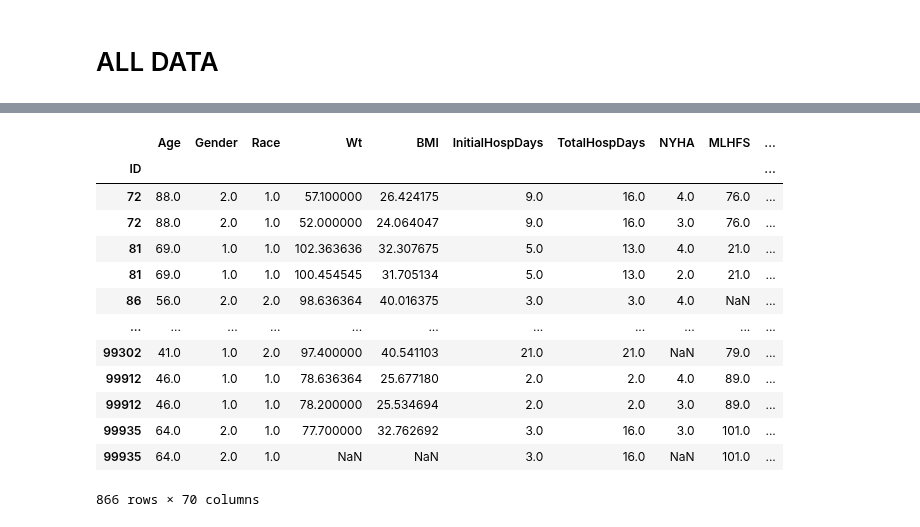
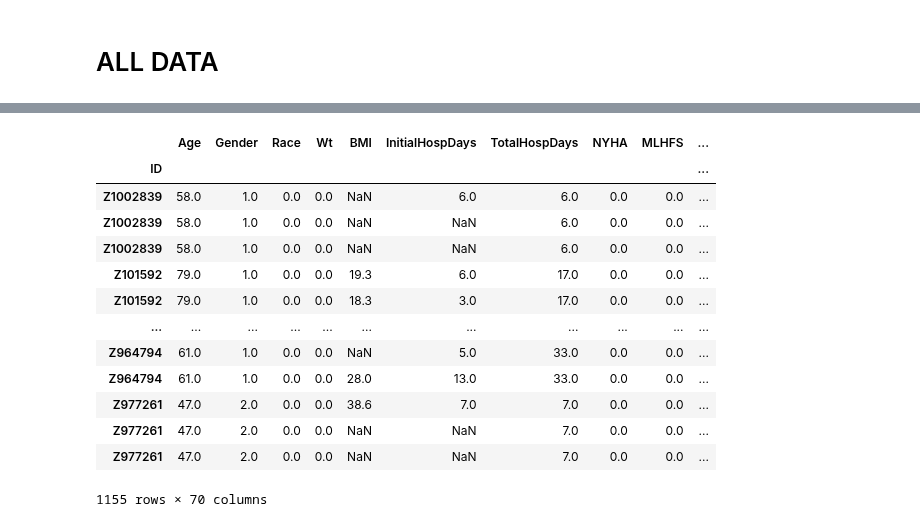
Before and after one commit to jozieLamp/CARNA, a Jupyter notebook: Group Cluster Create Score Labels.ipynb, the cells around one changed output, grey strips where cells are left out. Saved outputs shown, nothing was run; the diff lists cells and outputs as text; code cells hidden in the pictures.

```diff
--- a/Group Cluster Create Score Labels.ipynb
+++ b/Group Cluster Create Score Labels.ipynb
@@ -55,5 +71,6 @@ allDataModelName = 'Cluster_AC_AllData'
 # %%
 hemoOrig = escapeHemo.append(cardShockHemo)
+hemoOrig = hemoOrig.append(serialHemo)
 hemoOrig.index.name = 'ID'
 hemoOrig
 # %% [output]
@@ -74,4 +90,0 @@ hemoOrig
-# %%
-hemoLabels = escapeLabels.append(cardShockHemoLabels)
-hemoLabels.index.name = 'ID'
-hemoLabels
@@ -113,5 +151,0 @@ allDataOrig
-# %%
-allDataLabels = escapeLabels.append(guideLabels)
-allDataLabels = allDataLabels.append(cardShockLabels)
-allDataLabels.index.name = 'ID'
-allDataLabels
@@ -132,0 +152,32 @@ allDataLabels
+# %%
+lst = []
+
+for idx in allDataOrig.index:
+
+    if idx in escapeLabels.index:
+        row = escapeLabels.loc[idx].tolist()
+        row.insert(0, idx)
+        lst.append(row)
+    elif idx in cardShockLabels.index:
+        row = cardShockLabels.loc[idx].tolist()
+        row.insert(0, idx)
+        lst.append(row)
+    elif idx in serialLabels.index:
+        row = serialLabels.loc[idx].tolist()
+        row.insert(0, idx)
+        lst.append(row)
+    elif idx in hfactionLabels.index:
+        row = hfactionLabels.loc[idx].tolist()
+        row.insert(0, idx)
+        lst.append(row)
+    elif idx in bestLabels.index:
+        row = bestLabels.loc[idx].tolist()
+        row.insert(0, idx)
+        lst.append(row)
+    else: #guide
+        row = guideLabels.loc[idx].tolist()
+        row.insert(0, idx)
+        lst.append(row)
+
+allDataLabels = pd.DataFrame(lst, columns=['ID','Death', 'Rehosp', 'Readmission']).set_index('ID', drop=True)
+allDataLabels
@@ -526,21 +655,21 @@ guH
 # %%
 csIndx = sorted(list(set(cardShockAllData.index)))
-csH = allDataDF.loc[escIndx,:]
+csH = allDataDF.loc[csIndx,:]
 
 csH = saveClusteredData(csH, scoreAsmts,"Data Validation/Cardiogenic Shock/Preprocessed Data/CardiogenicShock_AC_AllData.csv")
 csH
 # %% [output]
 |  | Age | Gender | Race | Wt | BMI | InitialHospDays | TotalHospDays | NYHA | MLHFS | ... |
 | ID |  |  |  |  |  |  |  |  |  | ... |
-| 72 | 88.0 | 2.0 | 1.0 | 57.100000 | 26.424175 | 9.0 | 16.0 | 4.0 | 76.0 | ... |
-| 72 | 88.0 | 2.0 | 1.0 | 52.000000 | 24.064047 | 9.0 | 16.0 | 3.0 | 76.0 | ... |
-| 81 | 69.0 | 1.0 | 1.0 | 102.363636 | 32.307675 | 5.0 | 13.0 | 4.0 | 21.0 | ... |
-| 81 | 69.0 | 1.0 | 1.0 | 100.454545 | 31.705134 | 5.0 | 13.0 | 2.0 | 21.0 | ... |
-| 86 | 56.0 | 2.0 | 2.0 | 98.636364 | 40.016375 | 3.0 | 3.0 | 4.0 | NaN | ... |
+| Z1002839 | 58.0 | 1.0 | 0.0 | 0.0 | NaN | 6.0 | 6.0 | 0.0 | 0.0 | ... |
+| Z1002839 | 58.0 | 1.0 | 0.0 | 0.0 | NaN | NaN | 6.0 | 0.0 | 0.0 | ... |
+| Z1002839 | 58.0 | 1.0 | 0.0 | 0.0 | NaN | NaN | 6.0 | 0.0 | 0.0 | ... |
+| Z101592 | 79.0 | 1.0 | 0.0 | 0.0 | 19.3 | 6.0 | 17.0 | 0.0 | 0.0 | ... |
+| Z101592 | 79.0 | 1.0 | 0.0 | 0.0 | 18.3 | 3.0 | 17.0 | 0.0 | 0.0 | ... |
 | ... | ... | ... | ... | ... | ... | ... | ... | ... | ... | ... |
-| 99302 | 41.0 | 1.0 | 2.0 | 97.400000 | 40.541103 | 21.0 | 21.0 | NaN | 79.0 | ... |
-| 99912 | 46.0 | 1.0 | 1.0 | 78.636364 | 25.677180 | 2.0 | 2.0 | 4.0 | 89.0 | ... |
-| 99912 | 46.0 | 1.0 | 1.0 | 78.200000 | 25.534694 | 2.0 | 2.0 | 3.0 | 89.0 | ... |
-| 99935 | 64.0 | 2.0 | 1.0 | 77.700000 | 32.762692 | 3.0 | 16.0 | 3.0 | 101.0 | ... |
-| 99935 | 64.0 | 2.0 | 1.0 | NaN | NaN | 3.0 | 16.0 | NaN | 101.0 | ... |
+| Z964794 | 61.0 | 1.0 | 0.0 | 0.0 | NaN | 5.0 | 33.0 | 0.0 | 0.0 | ... |
+| Z964794 | 61.0 | 1.0 | 0.0 | 0.0 | 28.0 | 13.0 | 33.0 | 0.0 | 0.0 | ... |
+| Z977261 | 47.0 | 2.0 | 0.0 | 0.0 | 38.6 | 7.0 | 7.0 | 0.0 | 0.0 | ... |
+| Z977261 | 47.0 | 2.0 | 0.0 | 0.0 | NaN | NaN | 7.0 | 0.0 | 0.0 | ... |
+| Z977261 | 47.0 | 2.0 | 0.0 | 0.0 | NaN | NaN | 7.0 | 0.0 | 0.0 | ... |
-866 rows × 70 columns
+1155 rows × 70 columns
```
Also changed, not shown: parts of 23 cells of this notebook, 13 other files.
